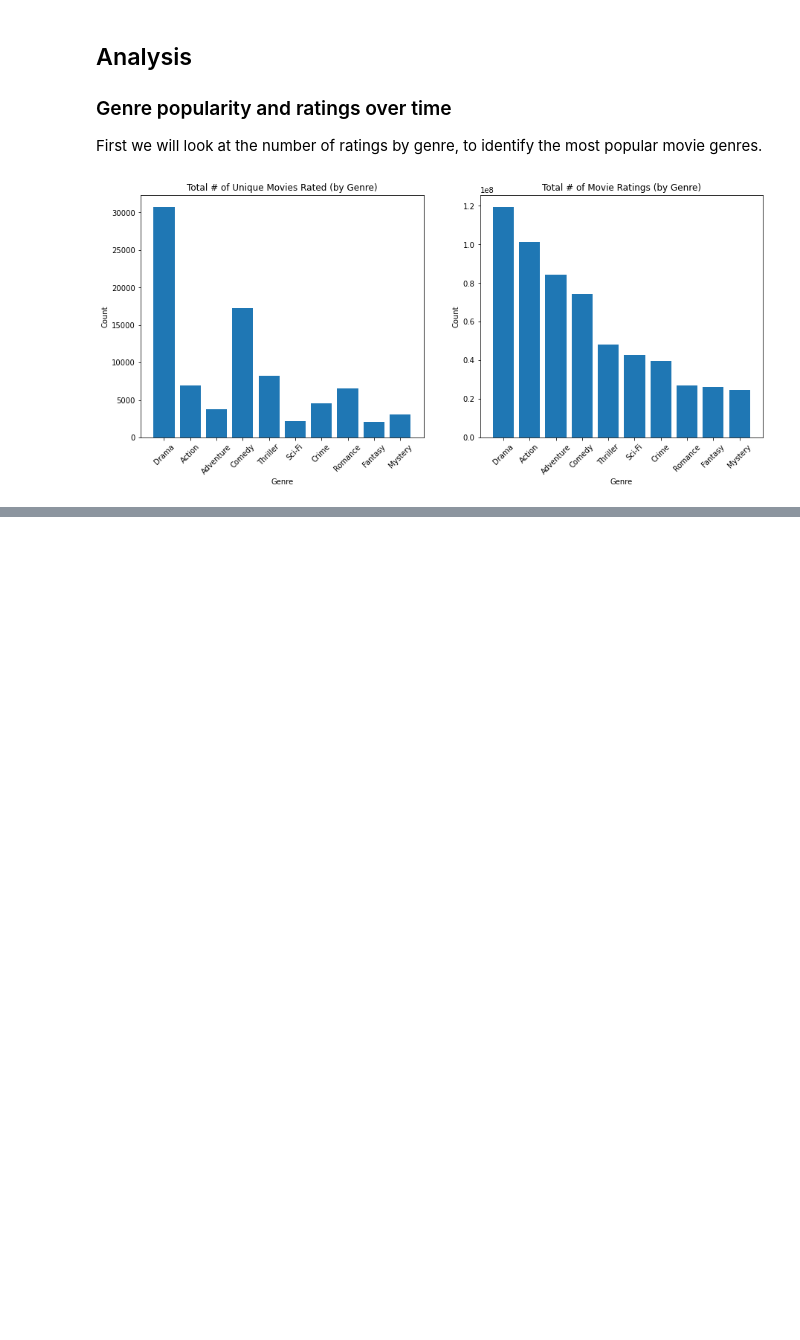
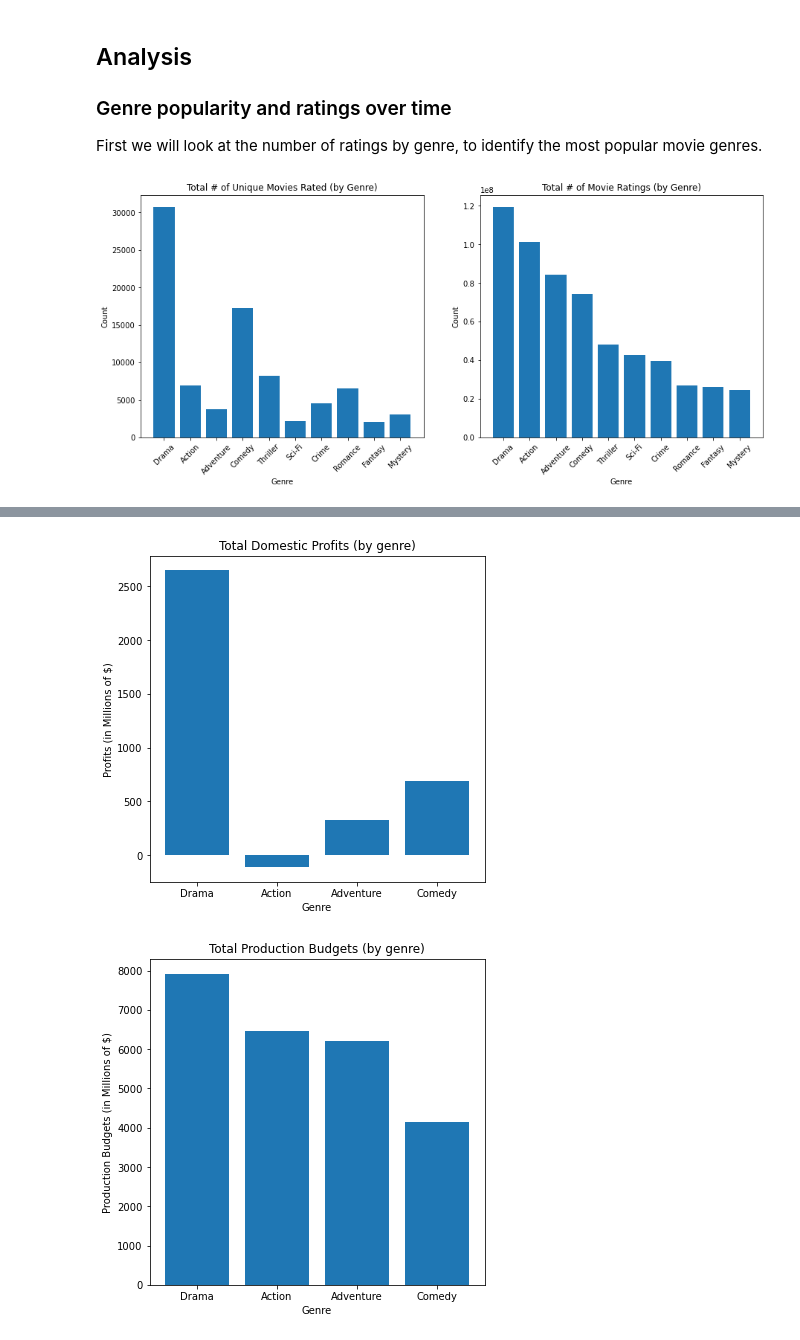
Before and after one commit to christopheraaronhenry/box_office_growth, a Jupyter notebook: box_office_growth.ipynb, the cells around one changed output, grey strips where cells are left out. Saved outputs shown, nothing was run; the diff lists cells and outputs as text; code cells hidden in the pictures; blank space fills up the shorter version.

```diff
--- a/box_office_growth.ipynb
+++ b/box_office_growth.ipynb
@@ -481,6 +390,0 @@ plt.hist(df_rev['roi'], bins=np.logspace(0,2, num=20))
-# %%
-fig = plt.figure(figsize=(15,15))
-plt.subplot(3,3,1)
-plt.plot(range(10),np.random.rand(10),'b.')
-plt.subplot(3,3,2)
-plt.plot(range(100),2*np.random.rand(100),'r.')
@@ -743,19 +390,0 @@ fig.savefig('./images/incidents_by_phase_of_flight.png')
-# %%
-#group incidents and fatal incidents by weather condition
-fatalincident_by_weather = aviation_df.groupby('Weather.Condition')[['FatalIncident','Incident']].sum()
-
-#plot number of incidents by weather condition
-fig, ax = plt.subplots(1,2,figsize=(13,5))
-ax[0].bar(fatalincident_by_weather.index, fatalincident_by_weather['Incident'], color='b')
-ax[0].set_xlabel('Weather Condition')
-ax[0].set_ylabel('Total Number of Incidents')
-ax[0].set_title('Number of Incidents by Weather Condition')
-
-#plot frequency of incidents that are fatal by weather condition
-ax[1].bar(fatalincident_by_weather.index, fatalincident_by_weather['FatalIncident']/fatalincident_by_weather['Incident'], color='r')
-ax[1].set_xlabel('Weather Condition')
-ax[1].set_ylabel('Frequency of Fatal Incidents')
-ax[1].set_title('Fatal Incident Frequency by Weather Condition');
-
-# save figure
-fig.savefig('./images/incidents_by_weather_conditions.png')
@@ -787,0 +494,11 @@ Going forward, additional analyses and databases can help identify promising way
+# %%
+# Join revenue databases with genre labels
+
+nchar = 50 #define character number to truncate title to, and store as 'short_title' for joining databases on
+df_rev['short_title'] = df_rev['title'].str.slice(0,nchar)
+df_genres['primary_title'] = df['primary_title'].apply(lambda x: x.lower()) #make title lowercase
+df_genres['short_title'] = df_genres['primary_title'].str.slice(0,nchar)
+df_revmerge = pd.merge(df_rev, df_genres, on=['short_title']) #merge genre and revenue data on shortened title
+df_revmerge.drop_duplicates(subset=['title'], inplace=True) #drop duplicate info from the merged databases
+
+df_revmerge
@@ -787,0 +582,11 @@ Going forward, additional analyses and databases can help identify promising way
+# %%
+#df_revmerge.sample(10)
+
+fig, ax, df_summary = plot_domesticprofits_by_genre(df_revmerge, ['Drama','Action','Adventure','Comedy'])
+fig.savefig('./images/total_domestic_profits_by_genre.png')
+
+fig, ax, df_summary = plot_productionbudgets_by_genre(df_revmerge, ['Drama','Action','Adventure','Comedy'])
+fig.savefig('./images/total_production_budget_by_genre.png')
+# %% [output]
+[figure, added]
+[figure, added]
```
Also changed, not shown: parts of 48 cells of this notebook.
